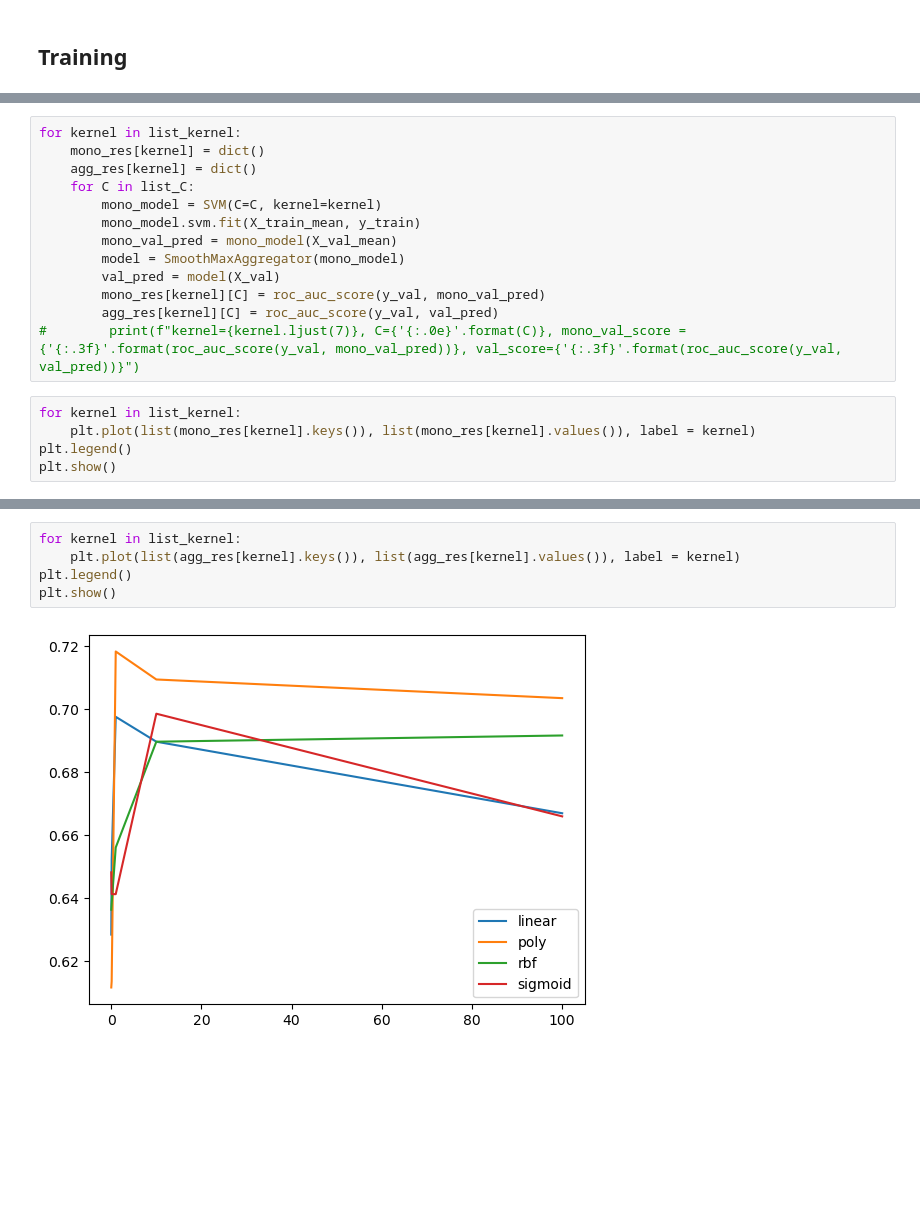
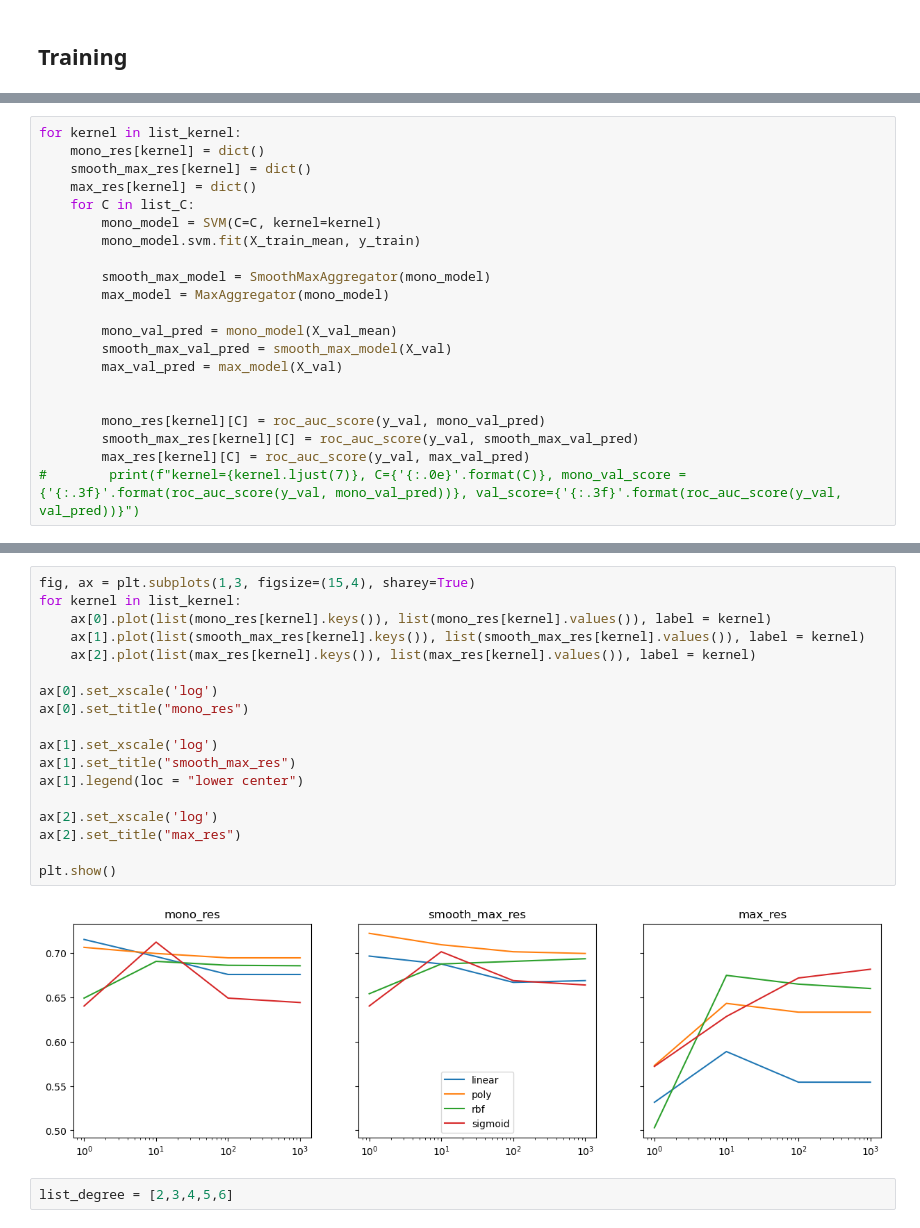
Before and after one commit to StanislasDOZIAS/OWKIN_challenge, a Jupyter notebook: notebooks/SVM_training.ipynb, the cells around one changed output, grey strips where cells are left out. Drawn from its saved outputs; the diff is of its cells as text; blank space fills up the shorter version.

```diff
--- a/notebooks/SVM_training.ipynb
+++ b/notebooks/SVM_training.ipynb
@@ -45,18 +46,21 @@ agg_res = {}
 # %%
 for kernel in list_kernel:
     mono_res[kernel] = dict()
-    agg_res[kernel] = dict()
+    smooth_max_res[kernel] = dict()
+    max_res[kernel] = dict()
     for C in list_C:
         mono_model = SVM(C=C, kernel=kernel)
         mono_model.svm.fit(X_train_mean, y_train)
+
+        smooth_max_model = SmoothMaxAggregator(mono_model)
+        max_model = MaxAggregator(mono_model)
+
         mono_val_pred = mono_model(X_val_mean)
-        model = SmoothMaxAggregator(mono_model)
-        val_pred = model(X_val)
+        smooth_max_val_pred = smooth_max_model(X_val)
+        max_val_pred = max_model(X_val)
+
+
         mono_res[kernel][C] = roc_auc_score(y_val, mono_val_pred)
-        agg_res[kernel][C] = roc_auc_score(y_val, val_pred)
+        smooth_max_res[kernel][C] = roc_auc_score(y_val, smooth_max_val_pred)
+        max_res[kernel][C] = roc_auc_score(y_val, max_val_pred)
 #        print(f"kernel={kernel.ljust(7)}, C={'{:.0e}'.format(C)}, mono_val_score = {'{:.3f}'.format(roc_auc_score(y_val, mono_val_pred))}, val_score={'{:.3f}'.format(roc_auc_score(y_val, val_pred))}")
-# %%
-for kernel in list_kernel:
-    plt.plot(list(mono_res[kernel].keys()), list(mono_res[kernel].values()), label = kernel)
-plt.legend()
-plt.show()
@@ -65,7 +67,22 @@ plt.show()
-# %%
-for kernel in list_kernel:
-    plt.plot(list(agg_res[kernel].keys()), list(agg_res[kernel].values()), label = kernel)
-plt.legend()
-plt.show()
-# %% [output]
-[figure, removed]
+# %%
+fig, ax = plt.subplots(1,3, figsize=(15,4), sharey=True)
+for kernel in list_kernel:
+    ax[0].plot(list(mono_res[kernel].keys()), list(mono_res[kernel].values()), label = kernel)
+    ax[1].plot(list(smooth_max_res[kernel].keys()), list(smooth_max_res[kernel].values()), label = kernel)
+    ax[2].plot(list(max_res[kernel].keys()), list(max_res[kernel].values()), label = kernel)
+
+ax[0].set_xscale('log')
+ax[0].set_title("mono_res")
+
+ax[1].set_xscale('log')
+ax[1].set_title("smooth_max_res")
+ax[1].legend(loc = "lower center")
+
+ax[2].set_xscale('log')
+ax[2].set_title("max_res")
+
+plt.show()
+# %% [output]
+[figure, added]
+# %%
+list_degree = [2,3,4,5,6]
```
Also changed, not shown: parts of 6 cells of this notebook, 2 other files.
